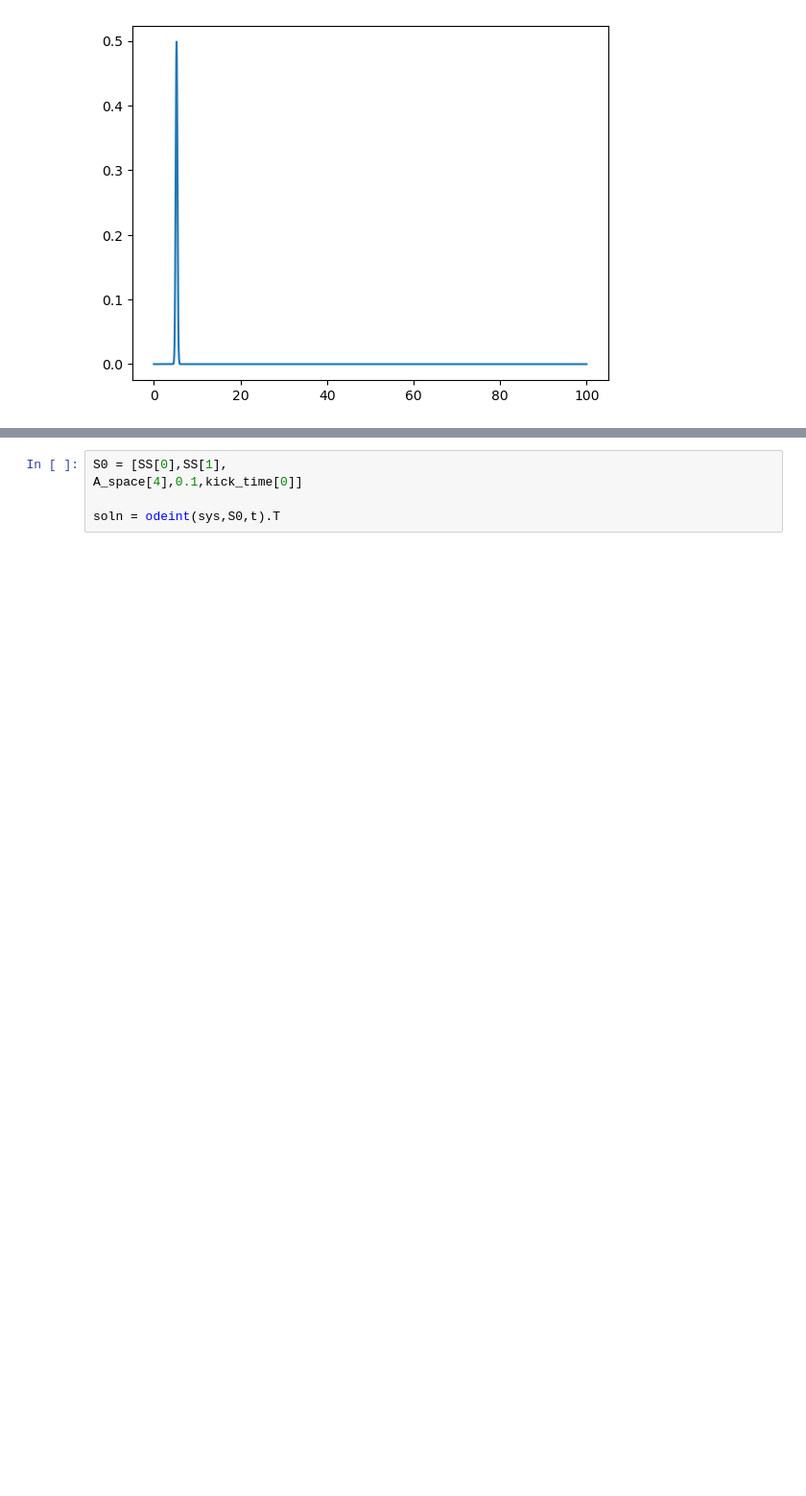
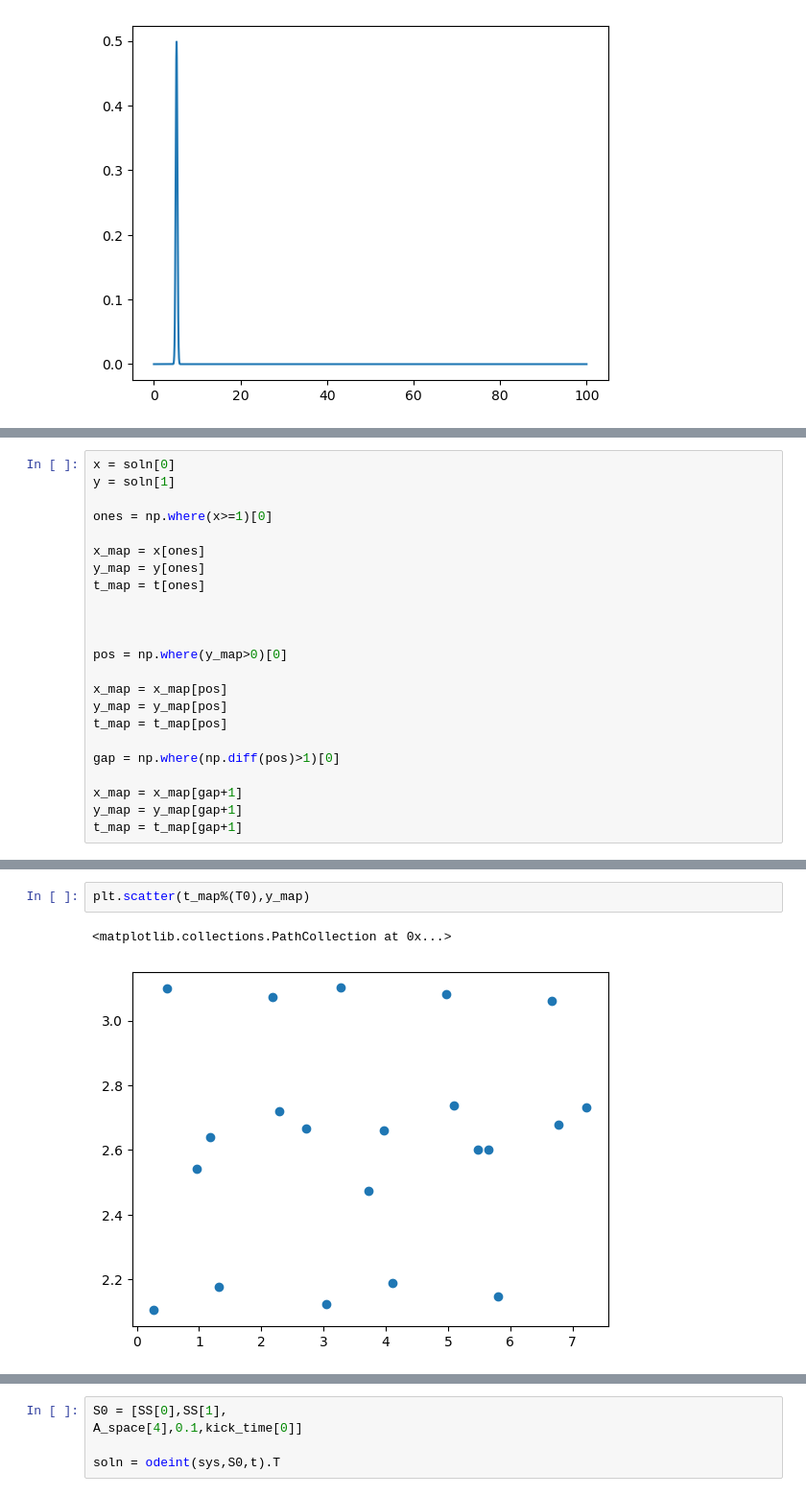
Before and after one commit to michaelStoddard/Chaos, a Jupyter notebook: Projects/MATH722_proj.ipynb, the cells around one changed output, grey strips where cells are left out. Shown at 96% size. Cells and saved outputs as stored; diff of their text form; blank space fills up the shorter version.

```diff
--- a/Projects/MATH722_proj.ipynb
+++ b/Projects/MATH722_proj.ipynb
@@ -173,0 +182,23 @@ A_space[4]
+# %%
+x = soln[0]
+y = soln[1]
+
+ones = np.where(x>=1)[0]
+
+x_map = x[ones]
+y_map = y[ones]
+t_map = t[ones]
+
+
+
+pos = np.where(y_map>0)[0]
+
+x_map = x_map[pos]
+y_map = y_map[pos]
+t_map = t_map[pos]
+
+gap = np.where(np.diff(pos)>1)[0]
+
+x_map = x_map[gap+1]
+y_map = y_map[gap+1]
+t_map = t_map[gap+1]
@@ -173,0 +209,5 @@ A_space[4]
+# %%
+plt.scatter(t_map%(T0),y_map)
+# %% [output]
+<matplotlib.collections.PathCollection at 0x...>
+[figure, added]
```
Also changed, not shown: parts of 15 cells of this notebook.
